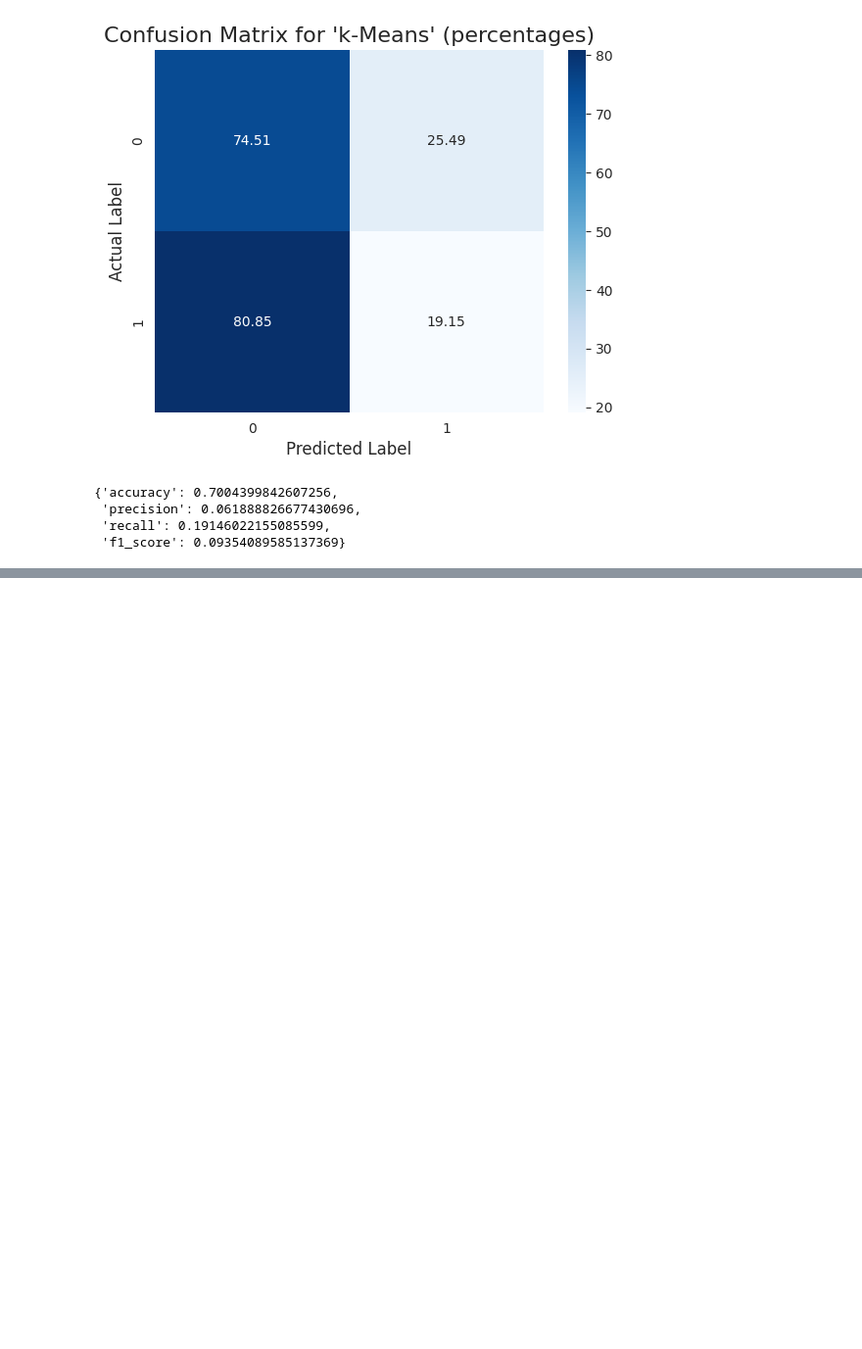
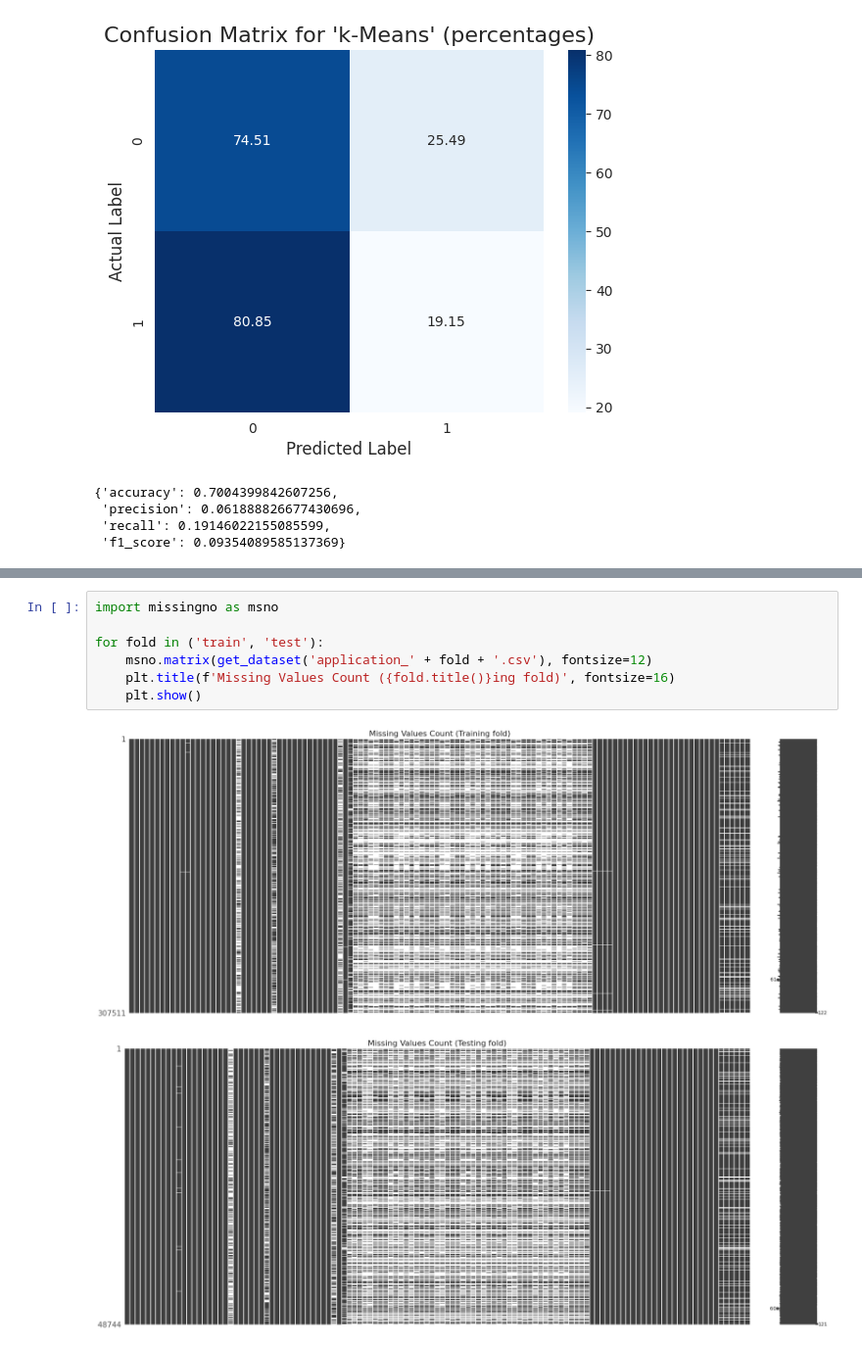
Before and after one commit to gndu91/p7, a Jupyter notebook: deliverables/GHOUL_Nadir_0_eda.ipynb, the cells around one changed output, grey strips where cells are left out. Shown at 98% size. Drawn from its saved outputs; the diff is of its cells as text; blank space fills up the shorter version.

```diff
--- a/deliverables/GHOUL_Nadir_0_eda.ipynb
+++ b/deliverables/GHOUL_Nadir_0_eda.ipynb
@@ -194,0 +329,10 @@ display(Markdown(
+# %%
+import missingno as msno
+
+for fold in ('train', 'test'):
+    msno.matrix(get_dataset('application_' + fold + '.csv'), fontsize=12)
+    plt.title(f'Missing Values Count ({fold.title()}ing fold)', fontsize=16)
+    plt.show()
+# %% [output]
+[figure, added]
+[figure, added]
```
Also changed, not shown: parts of 14 cells of this notebook, 2 other files.
